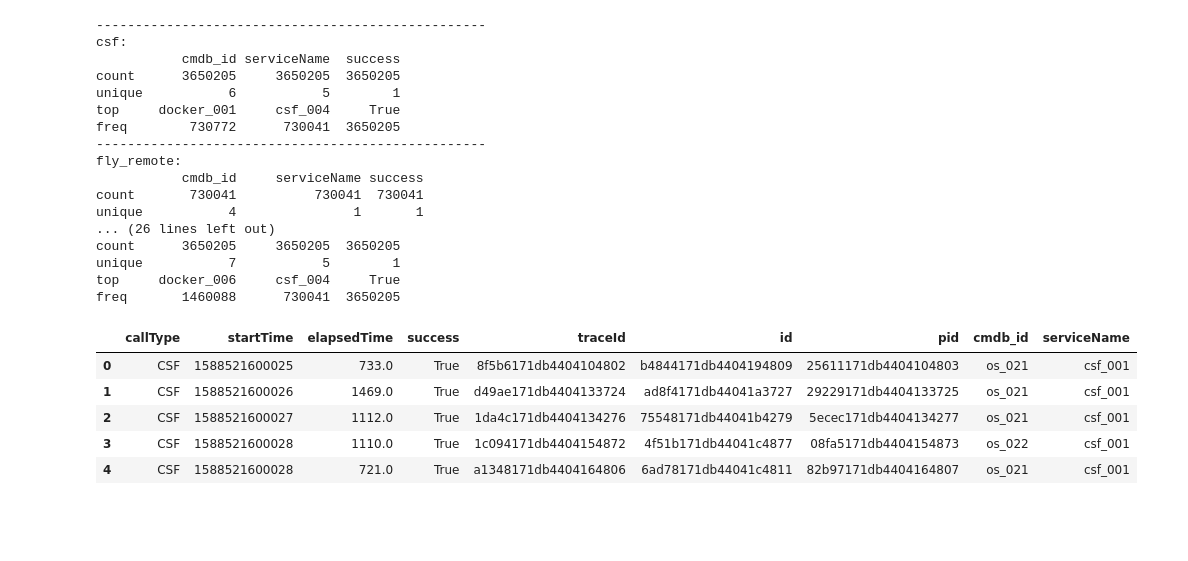
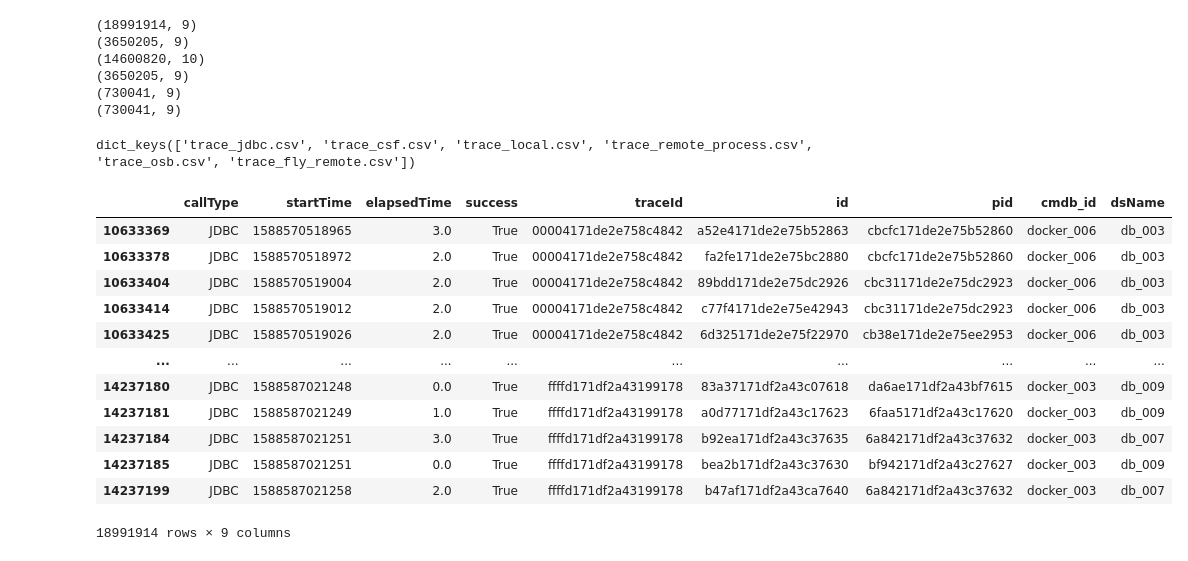
Before and after one commit to meng2468/AIOps-Challenge, a Jupyter notebook: eda/trace.ipynb, the cells around one changed output. Cells and saved outputs as stored; diff of their text form; code cells hidden in the pictures; blank space fills up the shorter version.

```diff
--- a/eda/trace.ipynb
+++ b/eda/trace.ipynb
@@ -29,33 +12,0 @@ def convert_time(df):
-# %%
-for df in dfs.keys():
-    print('-'*50)
-    print(df + ':')
-    cols = list(set(['cmdb_id', 'serviceName','success']) & set(dfs[df].columns))
-    print(dfs[df].loc[:,cols].describe())
-# %% [output]
---------------------------------------------------
-csf:
-           cmdb_id serviceName  success
-count      3650205     3650205  3650205
-unique           6           5        1
-top     docker_001     csf_004     True
-freq        730772      730041  3650205
---------------------------------------------------
-fly_remote:
-           cmdb_id     serviceName success
-count       730041          730041  730041
-unique           4               1       1
-... (26 lines left out)
-count      3650205     3650205  3650205
-unique           7           5        1
-top     docker_006     csf_004     True
-freq       1460088      730041  3650205
-# %%
-dfs['csf'].head()
-# %% [output]
-|  | callType | startTime | elapsedTime | success | traceId | id | pid | cmdb_id | serviceName |
-| 0 | CSF | 1588521600025 | 733.0 | True | 8f5b6171db4404104802 | b4844171db4404194809 | 25611171db4404104803 | os_021 | csf_001 |
-| 1 | CSF | 1588521600026 | 1469.0 | True | d49ae171db4404133724 | ad8f4171db44041a3727 | 29229171db4404133725 | os_021 | csf_001 |
-| 2 | CSF | 1588521600027 | 1112.0 | True | 1da4c171db4404134276 | 75548171db44041b4279 | 5ecec171db4404134277 | os_021 | csf_001 |
-| 3 | CSF | 1588521600028 | 1110.0 | True | 1c094171db4404154872 | 4f51b171db44041c4877 | 08fa5171db4404154873 | os_022 | csf_001 |
-| 4 | CSF | 1588521600028 | 721.0 | True | a1348171db4404164806 | 6ad78171db44041c4811 | 82b97171db4404164807 | os_021 | csf_001 |
@@ -61,0 +17,31 @@ dfs['csf'].head()
+# %%
+for i in datasets:
+    datasets[i] = datasets[i].sort_values(by=['traceId','startTime'])
+    print(datasets[i].shape)
+# %% [output]
+(18991914, 9)
+(3650205, 9)
+(14600820, 10)
+(3650205, 9)
+(730041, 9)
+(730041, 9)
+# %%
+print(datasets.keys())
+# %% [output]
+dict_keys(['trace_jdbc.csv', 'trace_csf.csv', 'trace_local.csv', 'trace_remote_process.csv', 'trace_osb.csv', 'trace_fly_remote.csv'])
+# %%
+datasets['trace_jdbc.csv']
+# %% [output]
+|  | callType | startTime | elapsedTime | success | traceId | id | pid | cmdb_id | dsName |
+| 10633369 | JDBC | 1588570518965 | 3.0 | True | 00004171de2e758c4842 | a52e4171de2e75b52863 | cbcfc171de2e75b52860 | docker_006 | db_003 |
+| 10633378 | JDBC | 1588570518972 | 2.0 | True | 00004171de2e758c4842 | fa2fe171de2e75bc2880 | cbcfc171de2e75b52860 | docker_006 | db_003 |
+| 10633404 | JDBC | 1588570519004 | 2.0 | True | 00004171de2e758c4842 | 89bdd171de2e75dc2926 | cbc31171de2e75dc2923 | docker_006 | db_003 |
+| 10633414 | JDBC | 1588570519012 | 2.0 | True | 00004171de2e758c4842 | c77f4171de2e75e42943 | cbc31171de2e75dc2923 | docker_006 | db_003 |
+| 10633425 | JDBC | 1588570519026 | 2.0 | True | 00004171de2e758c4842 | 6d325171de2e75f22970 | cb38e171de2e75ee2953 | docker_006 | db_003 |
+| ... | ... | ... | ... | ... | ... | ... | ... | ... | ... |
+| 14237180 | JDBC | 1588587021248 | 0.0 | True | ffffd171df2a43199178 | 83a37171df2a43c07618 | da6ae171df2a43bf7615 | docker_003 | db_009 |
+| 14237181 | JDBC | 1588587021249 | 1.0 | True | ffffd171df2a43199178 | a0d77171df2a43c17623 | 6faa5171df2a43c17620 | docker_003 | db_009 |
+| 14237184 | JDBC | 1588587021251 | 3.0 | True | ffffd171df2a43199178 | b92ea171df2a43c37635 | 6a842171df2a43c37632 | docker_003 | db_007 |
+| 14237185 | JDBC | 1588587021251 | 0.0 | True | ffffd171df2a43199178 | bea2b171df2a43c37630 | bf942171df2a43c27627 | docker_003 | db_009 |
+| 14237199 | JDBC | 1588587021258 | 2.0 | True | ffffd171df2a43199178 | b47af171df2a43ca7640 | 6a842171df2a43c37632 | docker_003 | db_007 |
+18991914 rows × 9 columns
```
Also changed, not shown: parts of 8 cells of this notebook.
